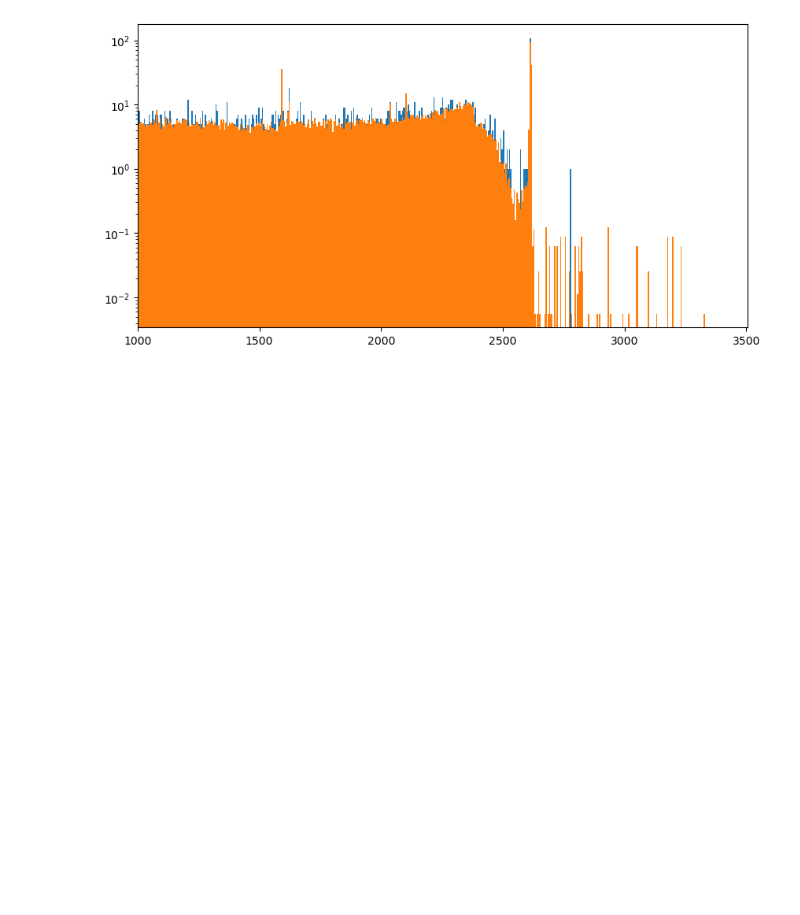
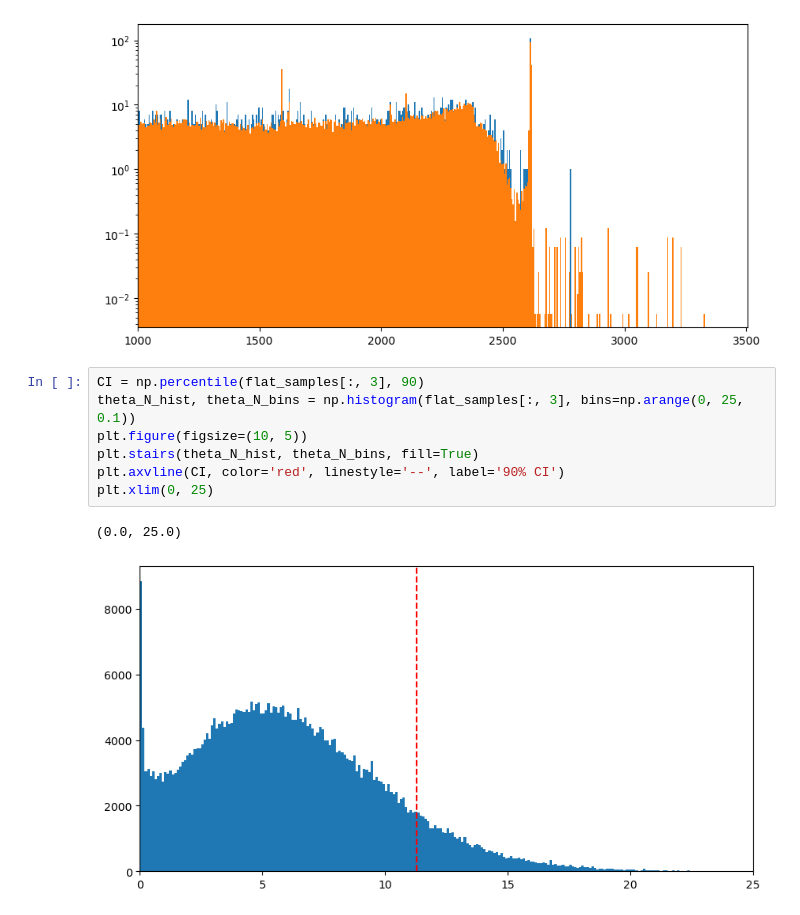
Before and after one commit to bucket420/dsc291-final, a Jupyter notebook: analysis.ipynb, the cells around one changed output. Drawn from its saved outputs; the diff is of its cells as text; blank space fills up the shorter version.

```diff
--- a/analysis.ipynb
+++ b/analysis.ipynb
@@ -390,3 +382,13 @@ plt.xlim(energy_lower_limit, energy_upper_limit + bin_width)
 # %% [output]
 (1000.0, 3505.0)
 [figure]
+# %%
+CI = np.percentile(flat_samples[:, 3], 90)
+theta_N_hist, theta_N_bins = np.histogram(flat_samples[:, 3], bins=np.arange(0, 25, 0.1))
+plt.figure(figsize=(10, 5))
+plt.stairs(theta_N_hist, theta_N_bins, fill=True)
+plt.axvline(CI, color='red', linestyle='--', label='90% CI')
+plt.xlim(0, 25)
+# %% [output]
+(0.0, 25.0)
+[figure, added]
```
Also changed, not shown: parts of 24 cells of this notebook, 1 other file.
